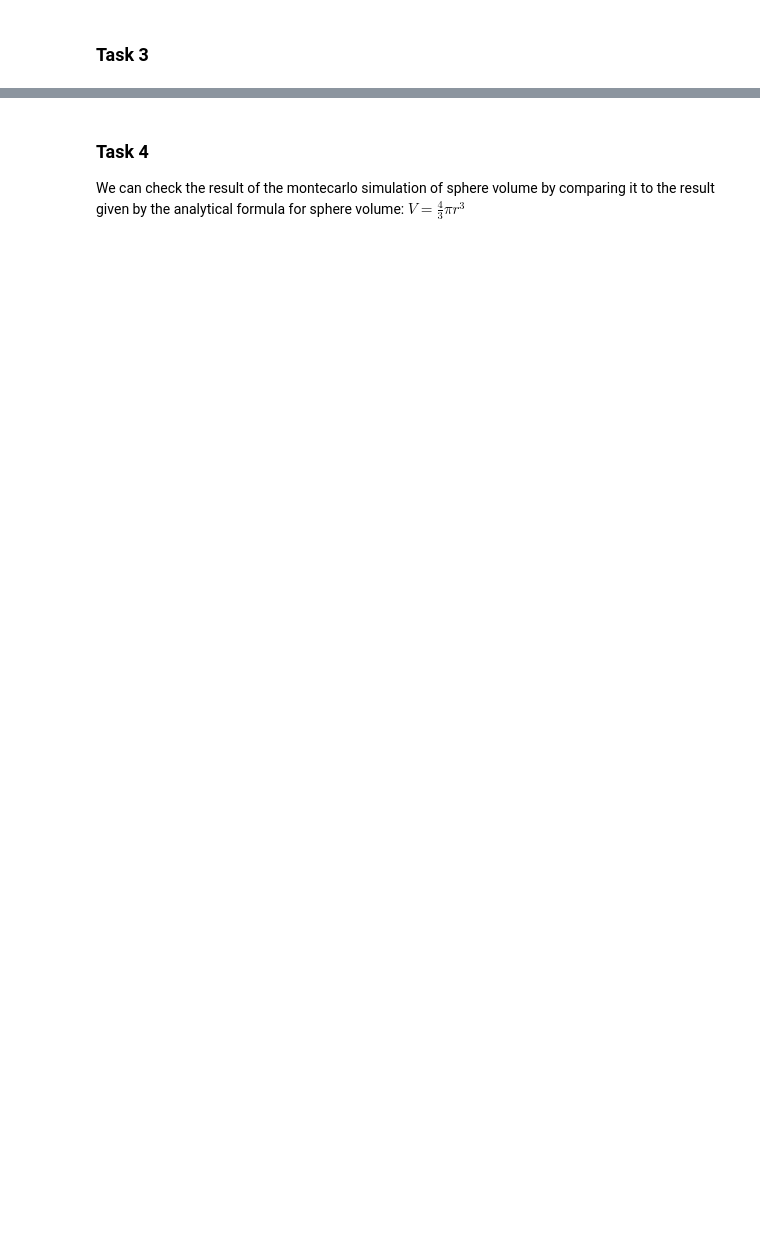
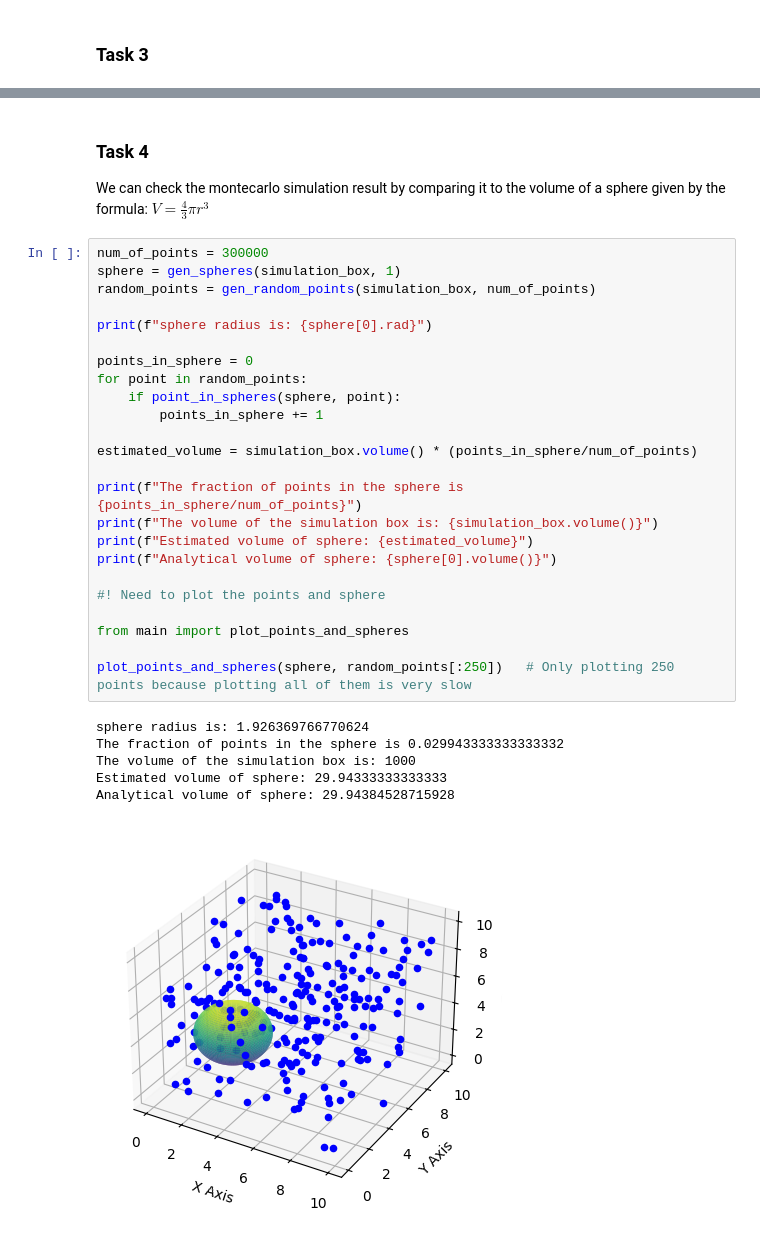
Before and after one commit to OleLB/MOD300_lab3, a Jupyter notebook: lab3_raport.ipynb, the cells around one changed output, grey strips where cells are left out. Drawn from its saved outputs; the diff is of its cells as text; blank space fills up the shorter version.

```diff
--- a/lab3_raport.ipynb
+++ b/lab3_raport.ipynb
@@ -81,4 +92,35 @@ Point in sphere: True
 # %% [markdown]
 ### Task 4
 
-We can check the result of the montecarlo simulation of sphere volume by comparing it to the result given by the analytical formula for sphere volume: $V = \frac{4}{3} \pi r^3$
+We can check the montecarlo simulation result by comparing it to the volume of a sphere given by the formula: $V = \frac{4}{3} \pi r^3$
+# %%
+num_of_points = 300000
+sphere = gen_spheres(simulation_box, 1)
+random_points = gen_random_points(simulation_box, num_of_points)
+
+print(f"sphere radius is: {sphere[0].rad}")
+
+points_in_sphere = 0
+for point in random_points:
+    if point_in_spheres(sphere, point):
+        points_in_sphere += 1
+
+estimated_volume = simulation_box.volume() * (points_in_sphere/num_of_points)
+
+print(f"The fraction of points in the sphere is {points_in_sphere/num_of_points}")
+print(f"The volume of the simulation box is: {simulation_box.volume()}")
+print(f"Estimated volume of sphere: {estimated_volume}")
+print(f"Analytical volume of sphere: {sphere[0].volume()}")
+
+#! Need to plot the points and sphere
+
+from main import plot_points_and_spheres
+
+plot_points_and_spheres(sphere, random_points[:250])   # Only plotting 250 points because plotting all of them is very slow
+# %% [output]
+sphere radius is: 1.926369766770624
+The fraction of points in the sphere is 0.029943333333333332
+The volume of the simulation box is: 1000
+Estimated volume of sphere: 29.94333333333333
+Analytical volume of sphere: 29.94384528715928
+[figure, added]
```
Also changed, not shown: parts of 16 cells of this notebook, 2 other files.
